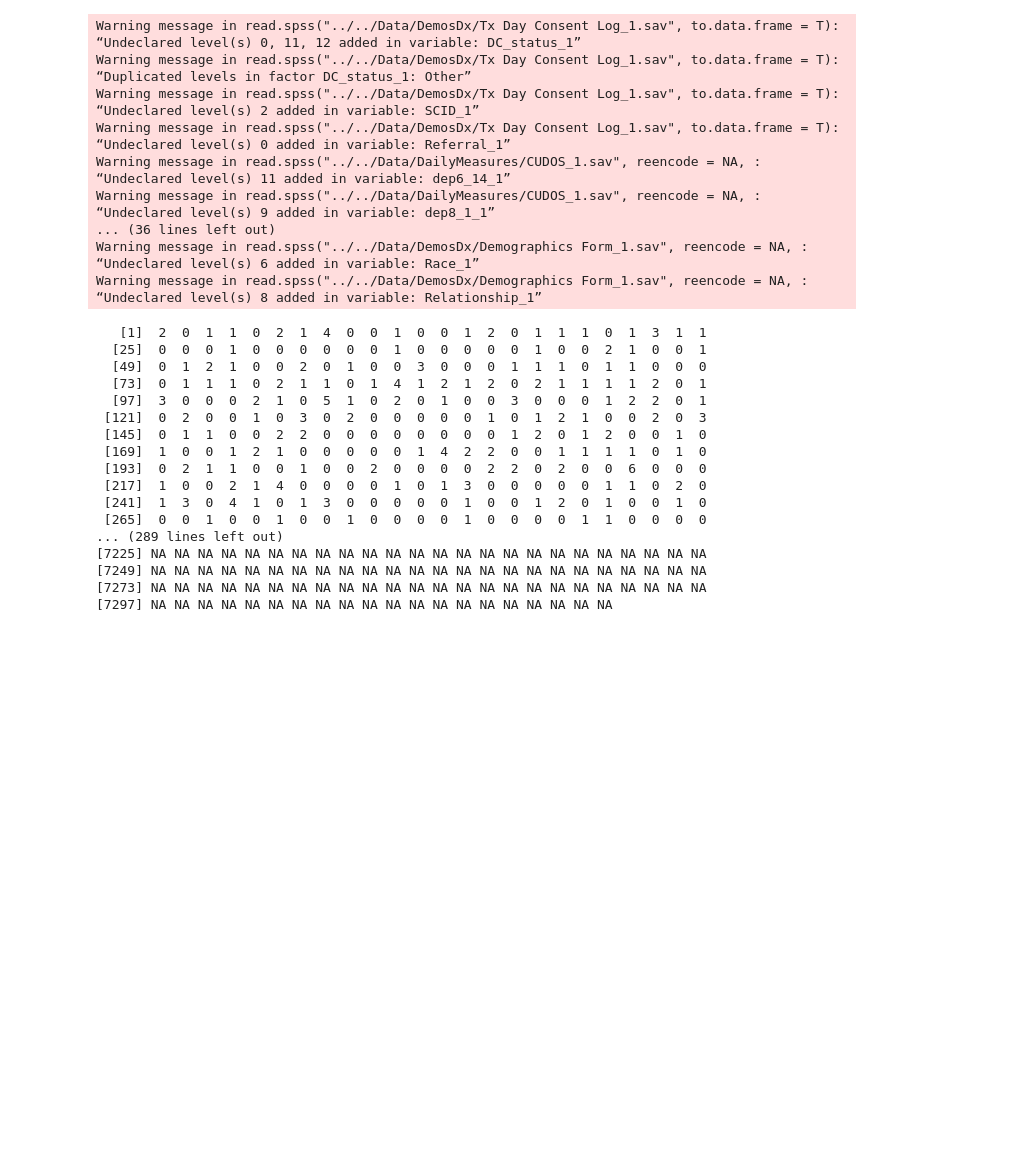
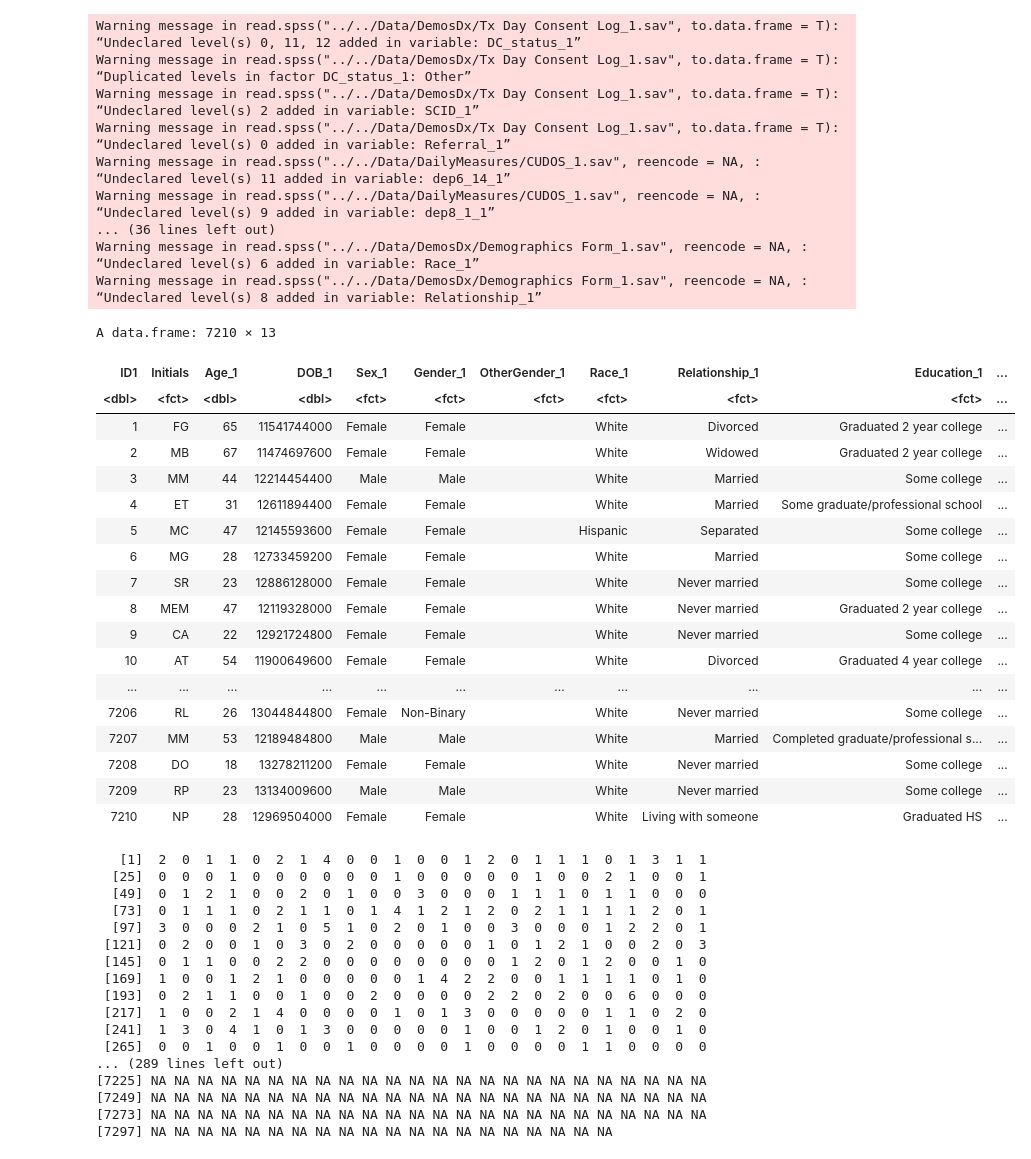
Before and after one commit to sin-ying-lin/phpTxOutcome, a Jupyter notebook: Code/MDD_BPD_Longitudinal/dataArrangement.ipynb, the cells around one changed output. Saved outputs shown, nothing was run; the diff lists cells and outputs as text; code cells hidden in the pictures; blank space fills up the shorter version.

```diff
--- a/Code/MDD_BPD_Longitudinal/dataArrangement.ipynb
+++ b/Code/MDD_BPD_Longitudinal/dataArrangement.ipynb
@@ -61,6 +61,28 @@ Warning message in read.spss("../../Data/DemosDx/Demographics Form_1.sav", reenc
 “Undeclared level(s) 6 added in variable: Race_1”
 Warning message in read.spss("../../Data/DemosDx/Demographics Form_1.sav", reencode = NA, :
 “Undeclared level(s) 8 added in variable: Relationship_1”
+# %%
+demo
+# %% [output]
+A data.frame: 7210 × 13
+| ID1 | Initials | Age_1 | DOB_1 | Sex_1 | Gender_1 | OtherGender_1 | Race_1 | Relationship_1 | Education_1 | ... |
+| <dbl> | <fct> | <dbl> | <dbl> | <fct> | <fct> | <fct> | <fct> | <fct> | <fct> | ... |
+| 1 | FG | 65 | 11541744000 | Female | Female |  | White | Divorced | Graduated 2 year college | ... |
+| 2 | MB | 67 | 11474697600 | Female | Female |  | White | Widowed | Graduated 2 year college | ... |
+| 3 | MM | 44 | 12214454400 | Male | Male |  | White | Married | Some college | ... |
+| 4 | ET | 31 | 12611894400 | Female | Female |  | White | Married | Some graduate/professional school | ... |
+| 5 | MC | 47 | 12145593600 | Female | Female |  | Hispanic | Separated | Some college | ... |
+| 6 | MG | 28 | 12733459200 | Female | Female |  | White | Married | Some college | ... |
+| 7 | SR | 23 | 12886128000 | Female | Female |  | White | Never married | Some college | ... |
+| 8 | MEM | 47 | 12119328000 | Female | Female |  | White | Never married | Graduated 2 year college | ... |
+| 9 | CA | 22 | 12921724800 | Female | Female |  | White | Never married | Some college | ... |
+| 10 | AT | 54 | 11900649600 | Female | Female |  | White | Divorced | Graduated 4 year college | ... |
+| ... | ... | ... | ... | ... | ... | ... | ... | ... | ... | ... |
+| 7206 | RL | 26 | 13044844800 | Female | Non-Binary |  | White | Never married | Some college | ... |
+| 7207 | MM | 53 | 12189484800 | Male | Male |  | White | Married | Completed graduate/professional s... | ... |
+| 7208 | DO | 18 | 13278211200 | Female | Female |  | White | Never married | Some college | ... |
+| 7209 | RP | 23 | 13134009600 | Male | Male |  | White | Never married | Some college | ... |
+| 7210 | NP | 28 | 12969504000 | Female | Female |  | White | Living with someone | Graduated HS | ... |
 # %%
 log$Days_cancel_1
 # %% [output]
```
Also changed, not shown: 1 other file.
